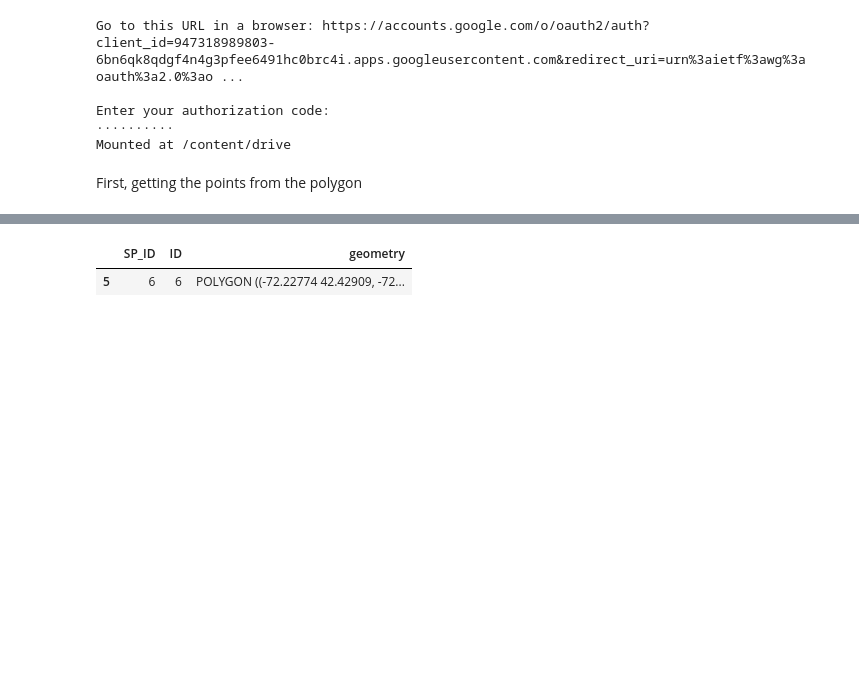
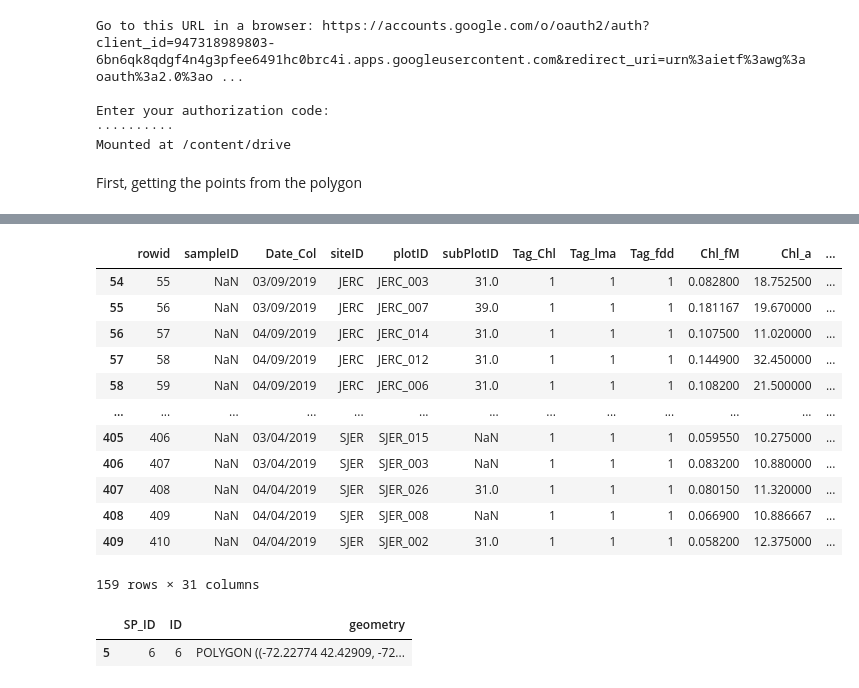
Before and after one commit to nunocesarsa/GoogleColab_public, a Jupyter notebook: NEON_Crop_Sentinel.ipynb, the cells around one changed output, grey strips where cells are left out. Cells and saved outputs as stored; diff of their text form; code cells hidden in the pictures; blank space fills up the shorter version.

```diff
--- a/NEON_Crop_Sentinel.ipynb
+++ b/NEON_Crop_Sentinel.ipynb
@@ -61,3 +60,35 @@ all_pts = gpd.read_file("/content/drive/My Drive/Neon/CustomShape/Comb_FddLMAChl
+# %%
+
+all_ply = gpd.read_file("/content/drive/My Drive/Neon/CustomShape/Comb_FddLMAChl_Centroids_1PtPerLoc_USAonly_Poly.shp")
+all_pts = gpd.read_file("/content/drive/My Drive/Neon/CustomShape/Comb_FddLMAChl_Centroids_1PtPerLoc_USAonly.shp")
+
+import pandas as pd
+all_pts_csv = pd.read_csv("/content/drive/My Drive/Neon/CustomShape/Comb_FddLMAChl_1PtPerLoc_USAonly.csv",sep=";",decimal=",")
+
+
+#https://gis.stackexchange.com/questions/333791/accessing-a-shapefile-with-googleearthengine-api-invalid-geojson-geometry
+#selecting a single polygong
+#clip_poly = ee.Feature(eval(sel_ply.to_json())['features'][0])
+#geojsonDict = jsonDict['features'][0]
+
+all_pts = all_pts[all_pts["Year"]=='2019']
+all_pts
+all_pts_csv_2019 = all_pts_csv[all_pts_csv["Year"]==2019]
+all_pts_csv_2019
+# %% [output]
+|  | rowid | sampleID | Date_Col | siteID | plotID | subPlotID | Tag_Chl | Tag_lma | Tag_fdd | Chl_fM | Chl_a | ... |
+| 54 | 55 | NaN | 03/09/2019 | JERC | JERC_003 | 31.0 | 1 | 1 | 1 | 0.082800 | 18.752500 | ... |
+| 55 | 56 | NaN | 03/09/2019 | JERC | JERC_007 | 39.0 | 1 | 1 | 1 | 0.181167 | 19.670000 | ... |
+| 56 | 57 | NaN | 04/09/2019 | JERC | JERC_014 | 31.0 | 1 | 1 | 1 | 0.107500 | 11.020000 | ... |
+| 57 | 58 | NaN | 04/09/2019 | JERC | JERC_012 | 31.0 | 1 | 1 | 1 | 0.144900 | 32.450000 | ... |
+| 58 | 59 | NaN | 04/09/2019 | JERC | JERC_006 | 31.0 | 1 | 1 | 1 | 0.108200 | 21.500000 | ... |
+| ... | ... | ... | ... | ... | ... | ... | ... | ... | ... | ... | ... | ... |
+| 405 | 406 | NaN | 03/04/2019 | SJER | SJER_015 | NaN | 1 | 1 | 1 | 0.059550 | 10.275000 | ... |
+| 406 | 407 | NaN | 03/04/2019 | SJER | SJER_003 | NaN | 1 | 1 | 1 | 0.083200 | 10.880000 | ... |
+| 407 | 408 | NaN | 04/04/2019 | SJER | SJER_026 | 31.0 | 1 | 1 | 1 | 0.080150 | 11.320000 | ... |
+| 408 | 409 | NaN | 04/04/2019 | SJER | SJER_008 | NaN | 1 | 1 | 1 | 0.066900 | 10.886667 | ... |
+| 409 | 410 | NaN | 04/04/2019 | SJER | SJER_002 | 31.0 | 1 | 1 | 1 | 0.058200 | 12.375000 | ... |
+159 rows × 31 columns
 # %%
 #selecting the first row
 sel_ply = all_ply[5:6]
```
Also changed, not shown: parts of 14 cells of this notebook.
